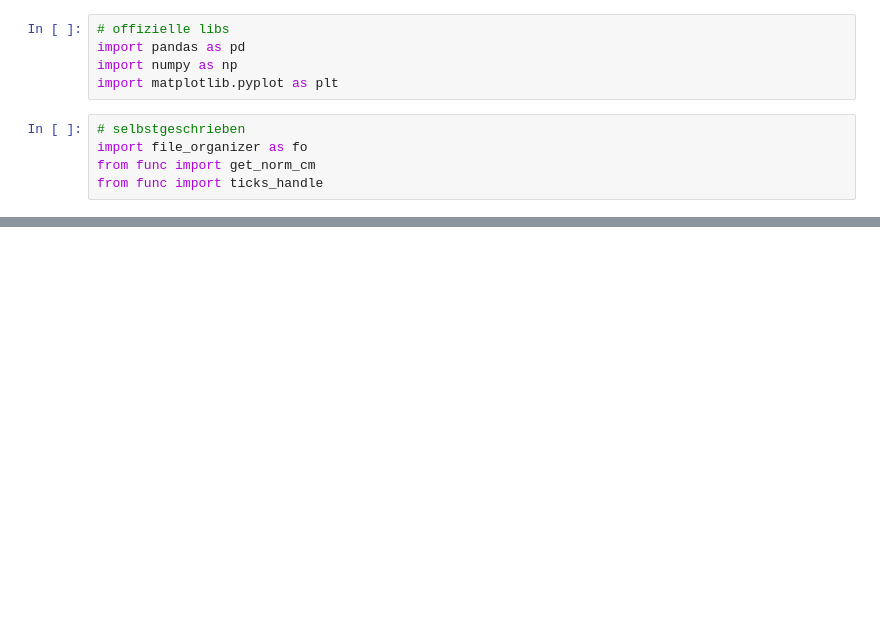
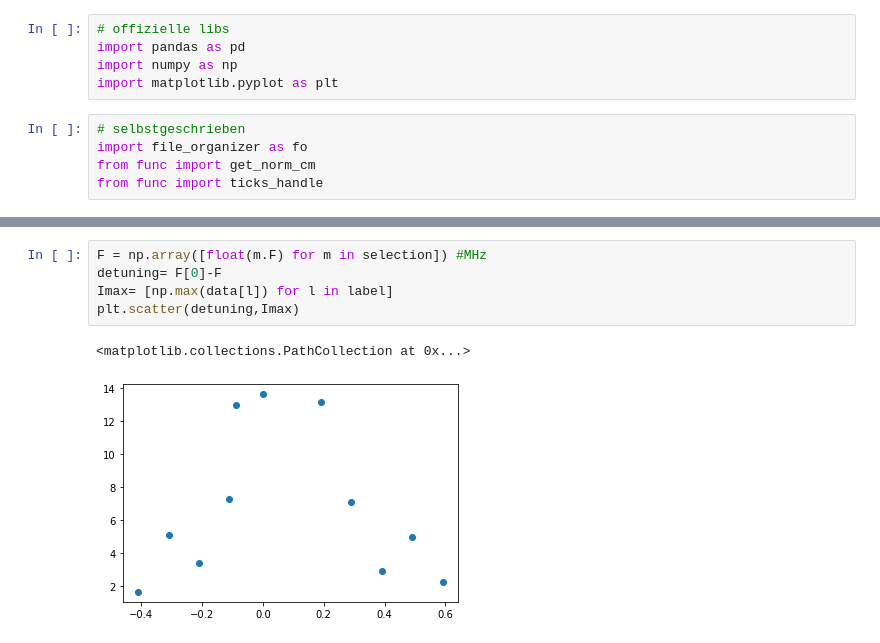
Before and after one commit to kolja-wagner/nmr_fkp, a Jupyter notebook: parameter.ipynb, the cells around one changed output, grey strips where cells are left out. Cells and saved outputs as stored; diff of their text form; blank space fills up the shorter version.

```diff
--- a/parameter.ipynb
+++ b/parameter.ipynb
@@ -67,0 +84,8 @@ data.plot(x="time",y=label)
+# %%
+F = np.array([float(m.F) for m in selection]) #MHz
+detuning= F[0]-F
+Imax= [np.max(data[l]) for l in label]
+plt.scatter(detuning,Imax)
+# %% [output]
+<matplotlib.collections.PathCollection at 0x...>
+[figure, added]
```
Also changed, not shown: parts of 29 cells of this notebook, 36 other files.
